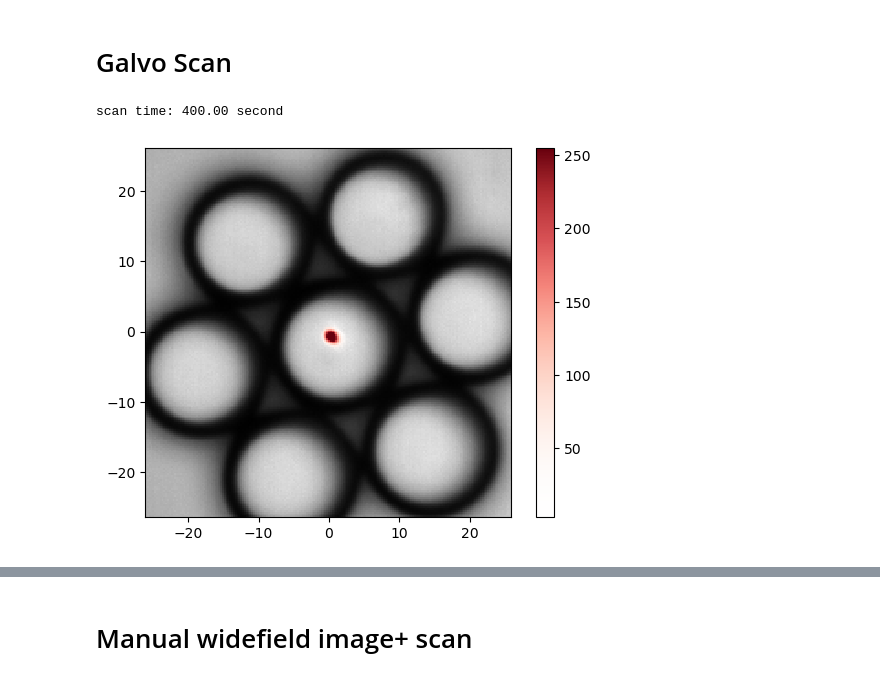
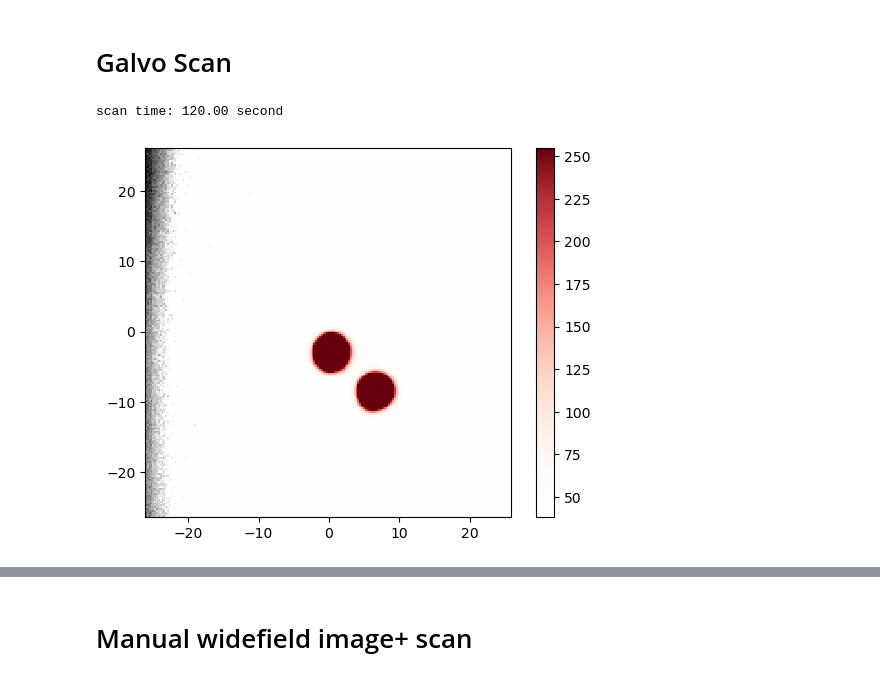
Before and after one commit to eauyehara/experiment_control, a Jupyter notebook: notebooks/srs_microscope.ipynb, the cells around one changed output, grey strips where cells are left out. Drawn from its saved outputs; the diff is of its cells as text; code cells hidden in the pictures.

```diff
--- a/notebooks/srs_microscope.ipynb
+++ b/notebooks/srs_microscope.ipynb
@@ -219,16 +266,16 @@ center_spot()
 # %%
 # Configure scan and preview scan area
 # 3ms integration time
-filename = "polystyrene20um_FDGA05_300-19mm_S949.6-27mW_OEland1048.6-260mW_30uV10ms_z5mid"
-sample_dir = "T_FDGA05_Solstis_debug"
+filename = "diamond_CWDev1a-22mW-1253.3_OEland1073.8-230mW_30uV10ms"
+sample_dir = "SRL_FDS100-25V_CWDev1a"
 
-t_LIA = 10*u.ms
+t_LIA = 3*u.ms
 nx, ny      =   100   ,   100 #500          ,       500
 ΔVx, ΔVy    =   0.3*u.volt   ,   0.3*u.volt #1.0*u.volt    ,      1.0*u.volt # 0.8*u.volt
 fsamp       =   (1/(4*t_LIA)).to(u.Hz)#1000*u.Hz
 
-fig = preview_scan_area(nx, ny, ΔVx, ΔVy, fsamp=fsamp, exposure_time=10*u.ms)
+fig = preview_scan_area(nx, ny, ΔVx, ΔVy, fsamp=fsamp, exposure_time=99*u.ms)
 # %% [output]
-scan time: 400.00 second
+scan time: 120.00 second
-[figure, old version]
+[figure, new version]
 # %%
```
Also changed, not shown: parts of 19 cells of this notebook, 2 other files.
